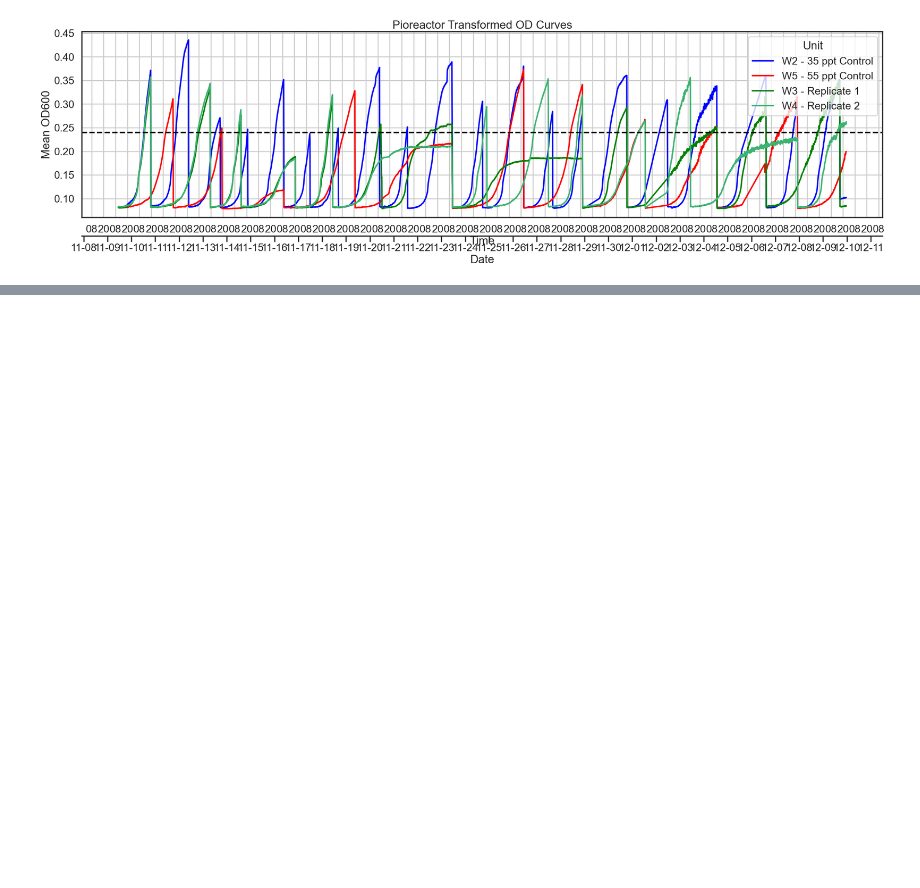
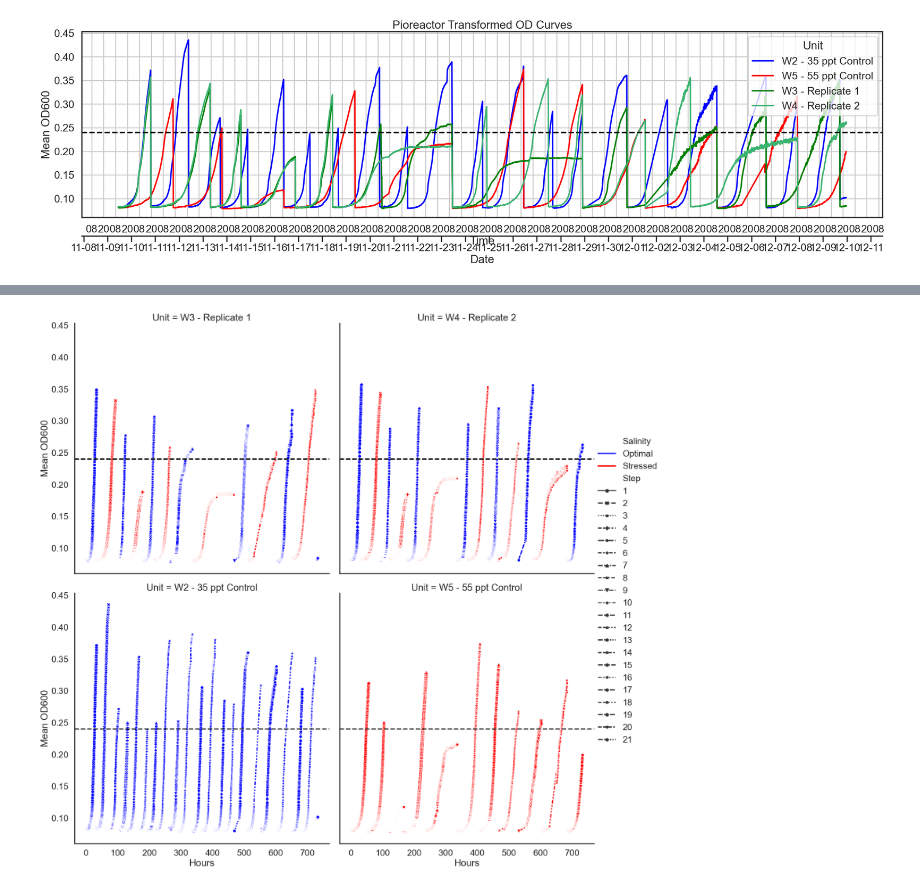
Before and after one commit to JacksonPageroth/pio-bacterial-memory, a Jupyter notebook: pio_subculture.ipynb, the cells around one changed output, grey strips where cells are left out. Saved outputs shown, nothing was run; the diff lists cells and outputs as text; code cells hidden in the pictures; blank space fills up the shorter version.

```diff
--- a/pio_subculture.ipynb
+++ b/pio_subculture.ipynb
@@ -200,16 +202,18 @@ plt.show()
 # %%
-# Take a rolling average in each step
-df = df.with_columns(pl.col("Time").dt.truncate("10m").alias("Time"))
-df = df.group_by("Unit", "Time", "Salinity", "Step").agg(pl.col("OD600").mean().alias("Mean OD600"))
-df = df.with_columns((pl.col("Time").sub(pl.col("Time").min()).dt.total_seconds()/3600).alias("Hours"))
+# # Take a rolling average in each step
+# df = df.with_columns(pl.col("Time").dt.truncate("10m").alias("Time"))
+# df = df.group_by("Unit", "Time", "Salinity", "Step").agg(pl.col("OD600").mean().alias("Mean OD600"))
+# df = df.with_columns((pl.col("Time").sub(pl.col("Time").min()).dt.total_seconds()/3600).alias("Hours"))
 
-# Plotting the growth curves using the new 'Transformed OD' column
-col_order = ["W3 - Replicate 1", "W4 - Replicate 2", "W2 - 35 ppt Control", "W5 - 55 ppt Control"]
-g = sns.relplot(x="Hours", y="Mean OD600", hue="Salinity", style="Step", col="Unit", col_wrap=2, col_order=col_order, height=10, markers=True,
-             markersize=8, data=df.collect(streaming=True).to_pandas(), kind="line", hue_order=["Optimal", "Stressed"], palette=["blue", "red"])
+# # Plotting the growth curves using the new 'Transformed OD' column
+# col_order = ["W3 - Replicate 1", "W4 - Replicate 2", "W2 - 35 ppt Control", "W5 - 55 ppt Control"]
+# g = sns.relplot(x="Hours", y="Mean OD600", hue="Salinity", style="Step", col="Unit", col_wrap=2, col_order=col_order, height=10, markers=True,
+#              markersize=8, data=df.collect(streaming=True).to_pandas(), kind="line", hue_order=["Optimal", "Stressed"], palette=["blue", "red"])
 
-for ax in g.axes.flatten():
-    ax.axhline(y=threshold_od, color='black', linestyle='--')
+# for ax in g.axes.flatten():
+#     ax.axhline(y=threshold_od, color='black', linestyle='--')
 
-plt.show()
+# plt.show()
+# %% [output]
+[figure, added]
 # %%
```
Also changed, not shown: parts of 3 cells of this notebook.
